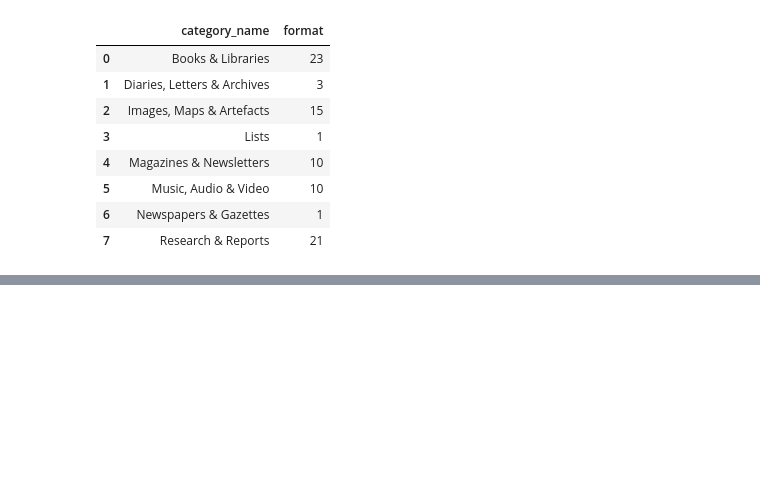
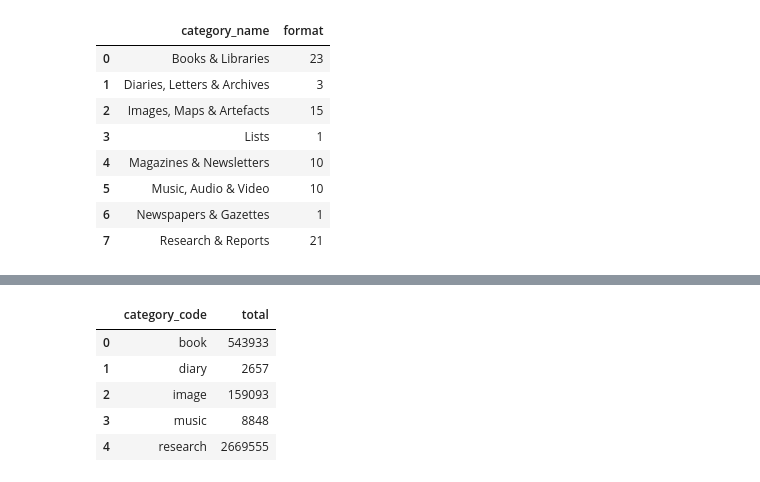
Before and after one commit to wragge/trove-data-guide, a Jupyter notebook: what-is-trove/categories-and-zones.ipynb, the cells around one changed output, grey strips where cells are left out. Cells and saved outputs as stored; diff of their text form; code cells hidden in the pictures; blank space fills up the shorter version.

Commit message:
More on categories

```diff
--- a/what-is-trove/categories-and-zones.ipynb
+++ b/what-is-trove/categories-and-zones.ipynb
@@ -398,0 +429,7 @@ But why does [this work](https://troveconsole.herokuapp.com/v3/?url=https%3A%2F%
+# %%
+df_con = pd.read_csv(
+    "https://raw.githubusercontent.com/wragge/trove-contributor-totals/main/data/trove-contributors-categories.csv"
+)
+df_con = df_con.loc[df_con["total"] > 0]
+
+df_con.groupby("category_code")["nuc"].nunique()
@@ -398,0 +445,15 @@ But why does [this work](https://troveconsole.herokuapp.com/v3/?url=https%3A%2F%
+# %%
+df_irs = df_con.loc[
+    (df_con["total"] > 0)
+    & (df_con["nuc"].notnull())
+    & (df_con["nuc"].str.contains(":IR"))
+]
+
+df_irs.groupby("category_code")["total"].sum().to_frame().reset_index()
+# %% [output]
+|  | category_code | total |
+| 0 | book | 543933 |
+| 1 | diary | 2657 |
+| 2 | image | 159093 |
+| 3 | music | 8848 |
+| 4 | research | 2669555 |
```
Also changed, not shown: parts of 23 cells of this notebook, 5 other files.
